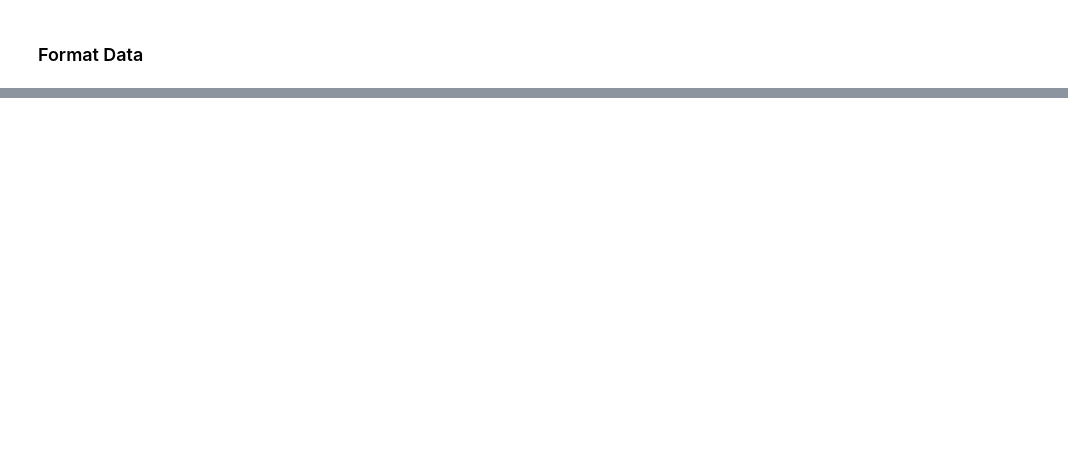
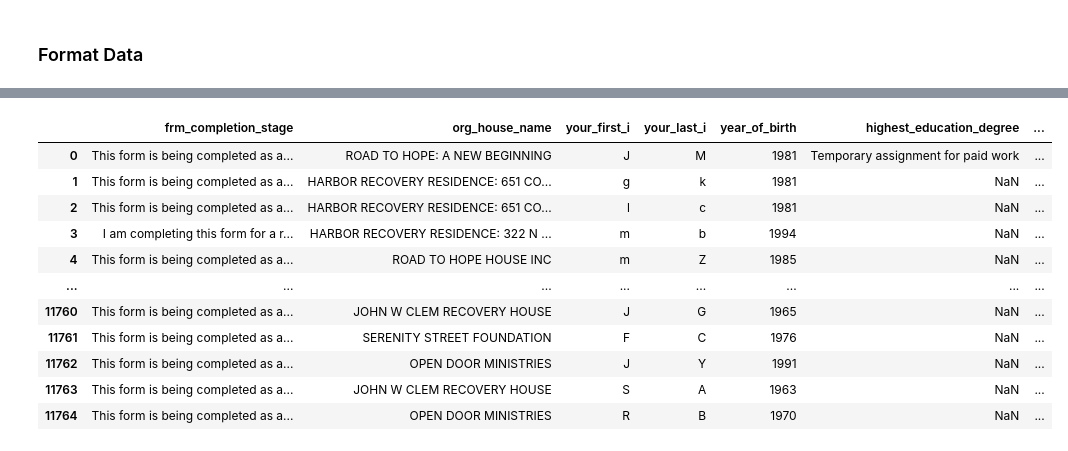
Before and after one commit to eppotter/OhioRecoveryHousing, a Jupyter notebook: Merge_Workspace.ipynb, the cells around one changed output, grey strips where cells are left out. Cells and saved outputs as stored; diff of their text form; code cells hidden in the pictures; blank space fills up the shorter version.

```diff
--- a/Merge_Workspace.ipynb
+++ b/Merge_Workspace.ipynb
@@ -88,0 +104,94 @@ network_id
+# %%
+orh_hist[['frm_completion_stage',
+'org_house_name',
+'your_first_i',
+'your_last_i',
+'year_of_birth',
+'highest_education_degree',
+'curr_status_cjs_parole_probation',
+'curr_status_cjs_drug_court',
+'curr_status_cjs_arrest',
+'curr_status_cjs_completed_requirements',
+'curr_status_cjs_no_involvement',
+'curr_status_cjs_no_answer',
+'parent',
+'gender_identity_free_form_answer',
+'race_id_white',
+'race_id_black_or_african_american',
+'race_id_american_indian_or_alaska_native',
+'race_id_asian_v1',
+'race_id_native_hawaiian',
+'race_id_latino',
+'rad_id_no_answer',
+'last_30_alcohol_use_any',
+'last_30_alcohol_use_to_intox',
+'last_30_illegal_drugs_non_prescribed_medications',
+'last_30_alcohol_use_and_drug',
+'last_30_attendance_12_step',
+'last_30_attendance_organized_religious_group',
+'last_30_attendance_other_support_group',
+'last_30_attendance_sober_support_outing',
+'last_30_attendance_activities_sponsored_by_recovery_residence',
+'last_30_attendance_activities_provided_while_incarcerated',
+'last_30_attendance_none',
+'last_30_attendance_no_answer',
+'last_30_attendance_in_home_group',
+'doc_status_drivers_license_yes',
+'doc_status_drivers_license_no',
+'doc_status_drivers_license_susp',
+'doc_status_drivers_license_rev',
+'doc_status_drivers_license_no_answer',
+'doc_status_state_id',
+'doc_status_social_security_card',
+'doc_status_birth_certificate',
+'last_30_education_progress_ged',
+'last_30_education_progress_vocational_school',
+'last_30_education_progress_skilled_training',
+'last_30_education_progress_college',
+'last_30_education_progress_not_involved',
+'last_30_employment_status_full_time',
+'last_30_employment_status_part_time',
+'last_30_employment_status_temp_assignment',
+'last_30_employment_status_searching',
+'last_30_employment_status_retired',
+'last_30_employment_status_disabled_not_receiving_benefits',
+'last_30_employment_status_disabled_receiving_benefits',
+'last_30_employment_status_not_searching',
+'last_30_employment_status_working_where_incarcerated',
+'last_30_employment_status_unable_to_work_while_incarcerated',
+'last_30_volunteering_status_less_than_10_hrs',
+'last_30_volunteering_status_more_than_10_hrs',
+'last_30_employment_volunteering_no_answer',
+'last_30_employment_volunteering_other',
+'last_30_physical_health',
+'last_30_mental_health',
+'last_30_substance_use_consequences_social',
+'last_30_substance_use_consequences_health_behavioral',
+'last_30_substance_use_consequences_financial',
+'last_30_substance_use_consequences_none_of_above',
+'last_30_substance_use_consequences_no_answer',
+'last_30_substance_use_consequences_other',
+'move_out_statement_i_have_people_in_my_life_i_can_rely_on_in_support_of_my_recovery',
+'move_out_statement_i_have_goals_and_hopes_for_my_future',
+'move_out_statement_i_have_problem-solving_skills_and_resources_to_help_me_make_healthy_decisions',
+'move_out_statement_i_have_a_clear_sense_of_who_i_am',
+'move_out_statement_i_have_meaningful_positive_participation_in_my_family_and_community',
+'move_out_statement_i_have_a_sense_of_purpose_in_my_life',
+'move_out_statement_i_have_a_sense_of_personal_values_that_guide_me_between_right_and_wrong',
+'move_out_statement_i_have_a_sense_of_community_and_belonging',
+'last_30_attendance_working_with_sponsor',
+'move_in_date',
+'move_out_date']]
+# %% [output]
+|  | frm_completion_stage | org_house_name | your_first_i | your_last_i | year_of_birth | highest_education_degree | ... |
+| 0 | This form is being completed as a... | ROAD TO HOPE: A NEW BEGINNING | J | M | 1981 | Temporary assignment for paid work | ... |
+| 1 | This form is being completed as a... | HARBOR RECOVERY RESIDENCE: 651 CO... | g | k | 1981 | NaN | ... |
+| 2 | This form is being completed as a... | HARBOR RECOVERY RESIDENCE: 651 CO... | l | c | 1981 | NaN | ... |
+| 3 | I am completing this form for a r... | HARBOR RECOVERY RESIDENCE: 322 N ... | m | b | 1994 | NaN | ... |
+| 4 | This form is being completed as a... | ROAD TO HOPE HOUSE INC | m | Z | 1985 | NaN | ... |
+| ... | ... | ... | ... | ... | ... | ... | ... |
+| 11760 | This form is being completed as a... | JOHN W CLEM RECOVERY HOUSE | J | G | 1965 | NaN | ... |
+| 11761 | This form is being completed as a... | SERENITY STREET FOUNDATION | F | C | 1976 | NaN | ... |
+| 11762 | This form is being completed as a... | OPEN DOOR MINISTRIES | J | Y | 1991 | NaN | ... |
+| 11763 | This form is being completed as a... | JOHN W CLEM RECOVERY HOUSE | S | A | 1963 | NaN | ... |
+| 11764 | This form is being completed as a... | OPEN DOOR MINISTRIES | R | B | 1970 | NaN | ... |
```
Also changed, not shown: parts of 5 cells of this notebook, 1 other file.
